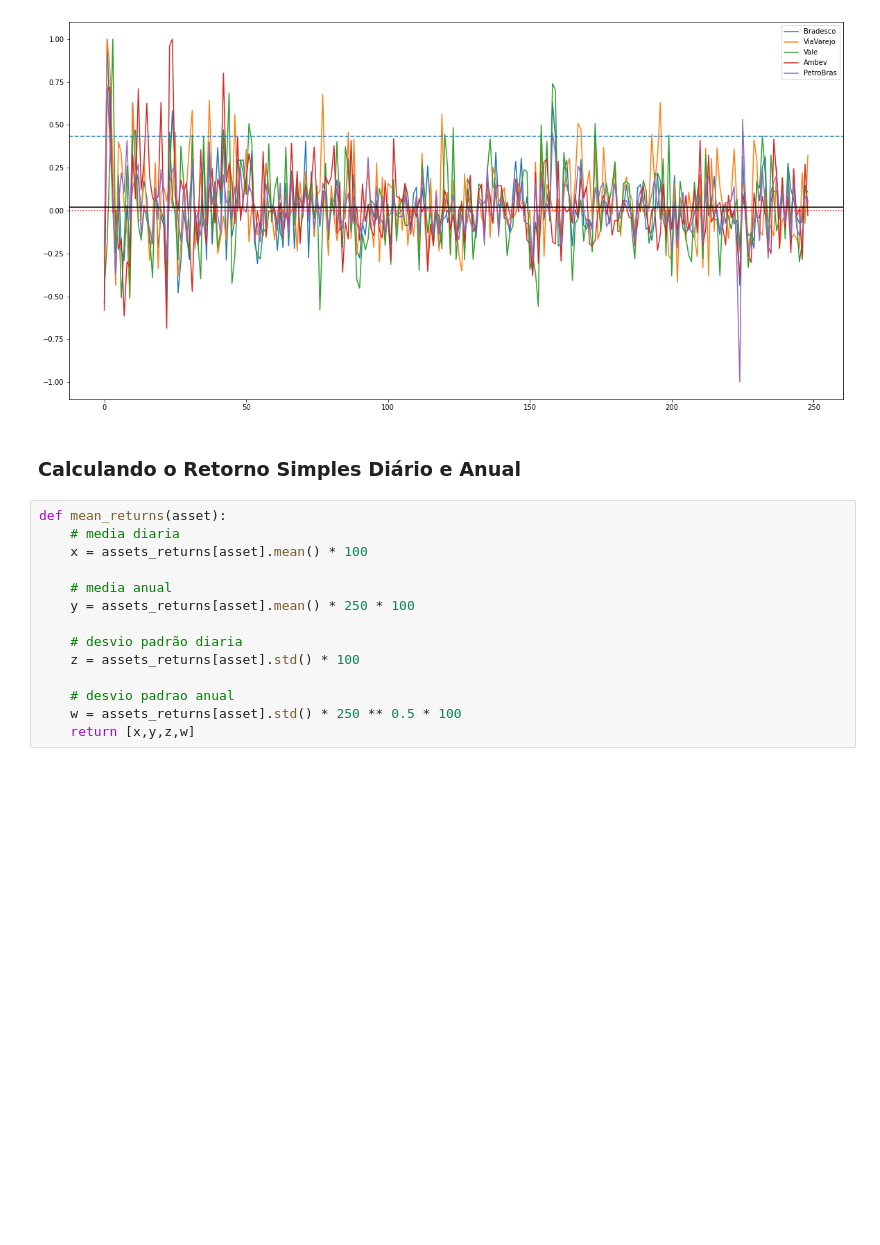
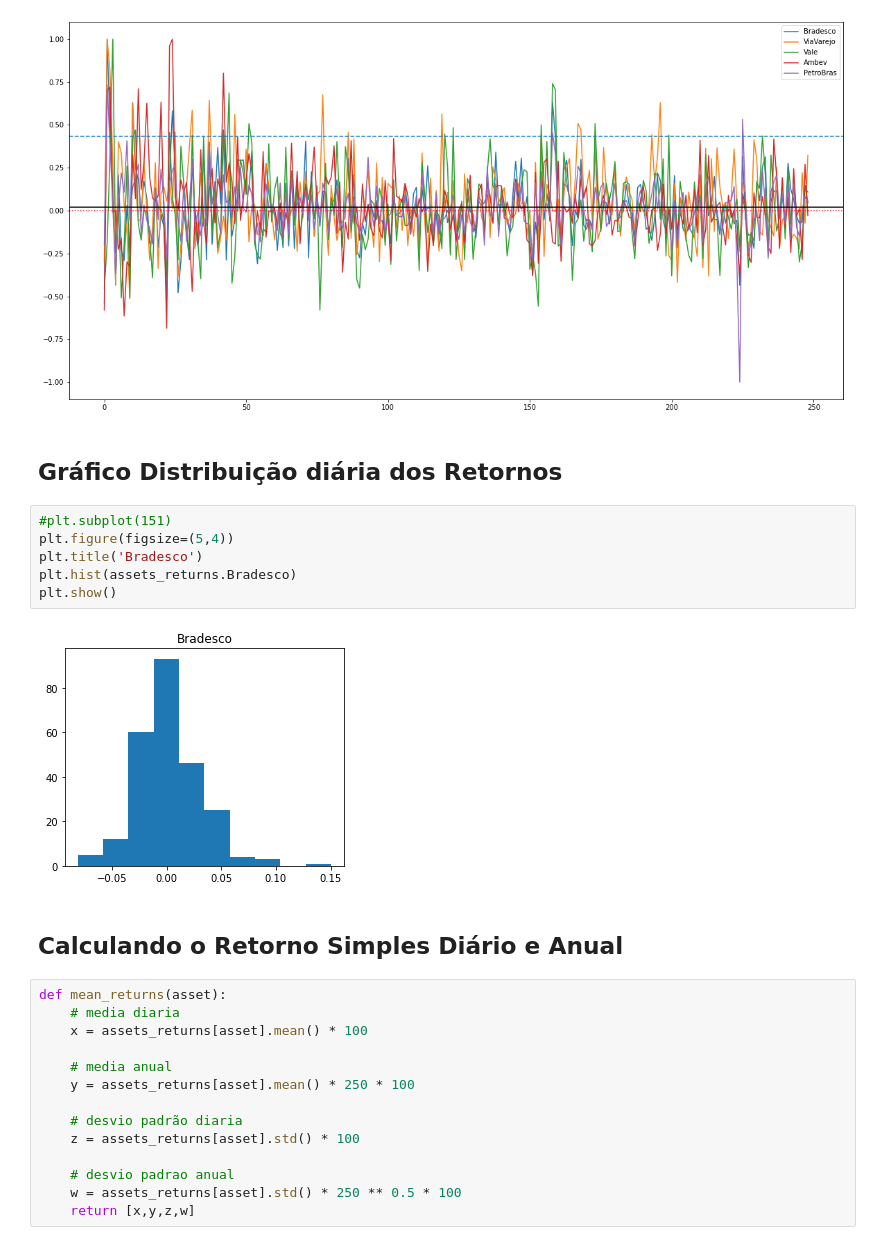
Before and after one commit to olivmath/Q_finance, a Jupyter notebook: traditionary_markets.ipynb, the cells around one changed output. Cells and saved outputs as stored; diff of their text form; blank space fills up the shorter version.

```diff
--- a/traditionary_markets.ipynb
+++ b/traditionary_markets.ipynb
@@ -114,8 +114,18 @@ plt.axhline(y=x_hat, linestyle='-', color='#000')
 plt.show()
 # %% [output]
 [figure]
+# %% [markdown]
+## Gráfico Distribuição diária dos Retornos
+# %%
+#plt.subplot(151)
+plt.figure(figsize=(5,4))
+plt.title('Bradesco')
+plt.hist(assets_returns.Bradesco)
+plt.show()
+# %% [output]
+[figure, added]
 # %% [markdown]
-### Calculando o Retorno Simples Diário e Anual
+## Calculando o Retorno Simples Diário e Anual
 # %%
 def mean_returns(asset):
     # media diaria
```
Also changed, not shown: parts of 3 cells of this notebook.
